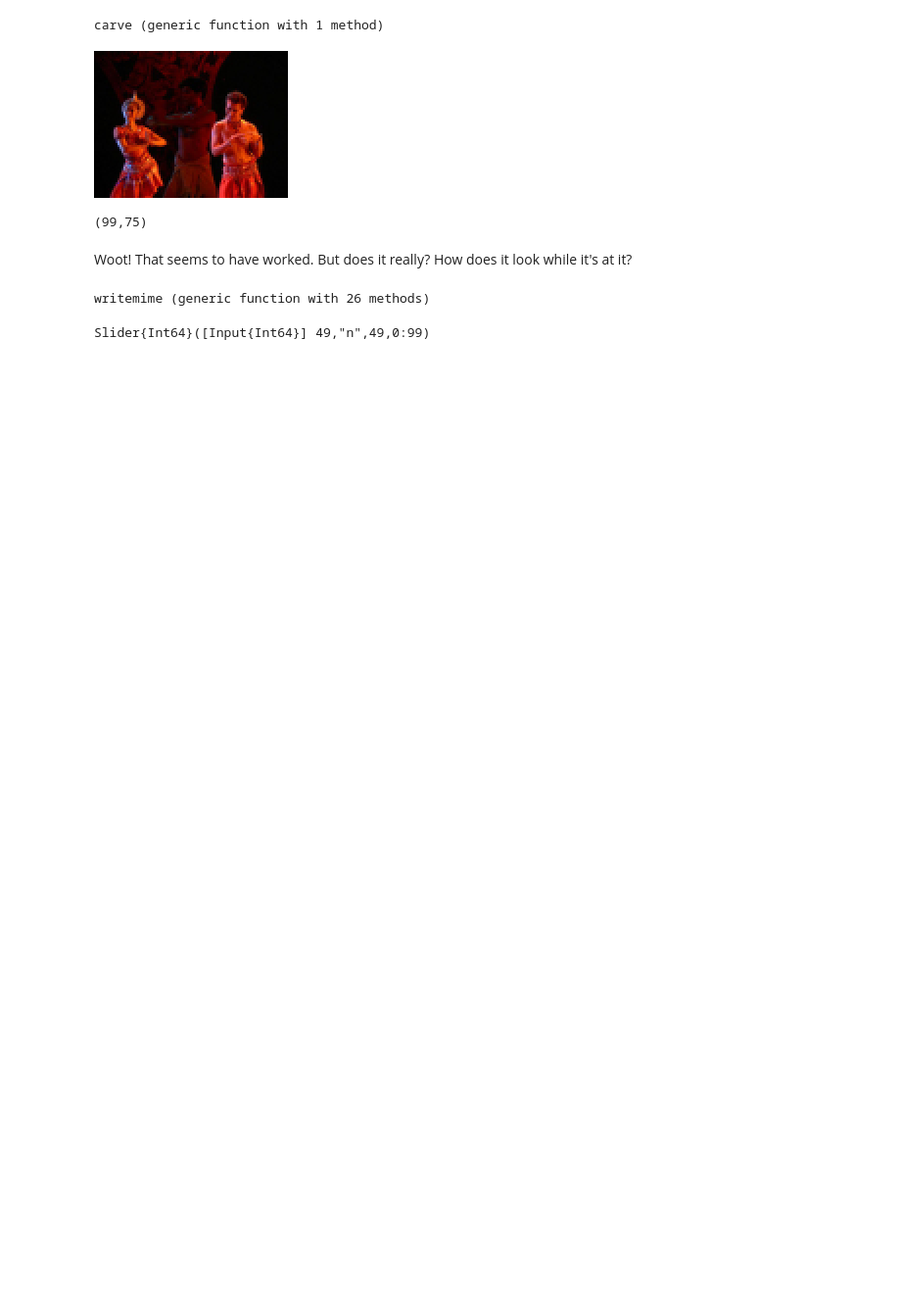
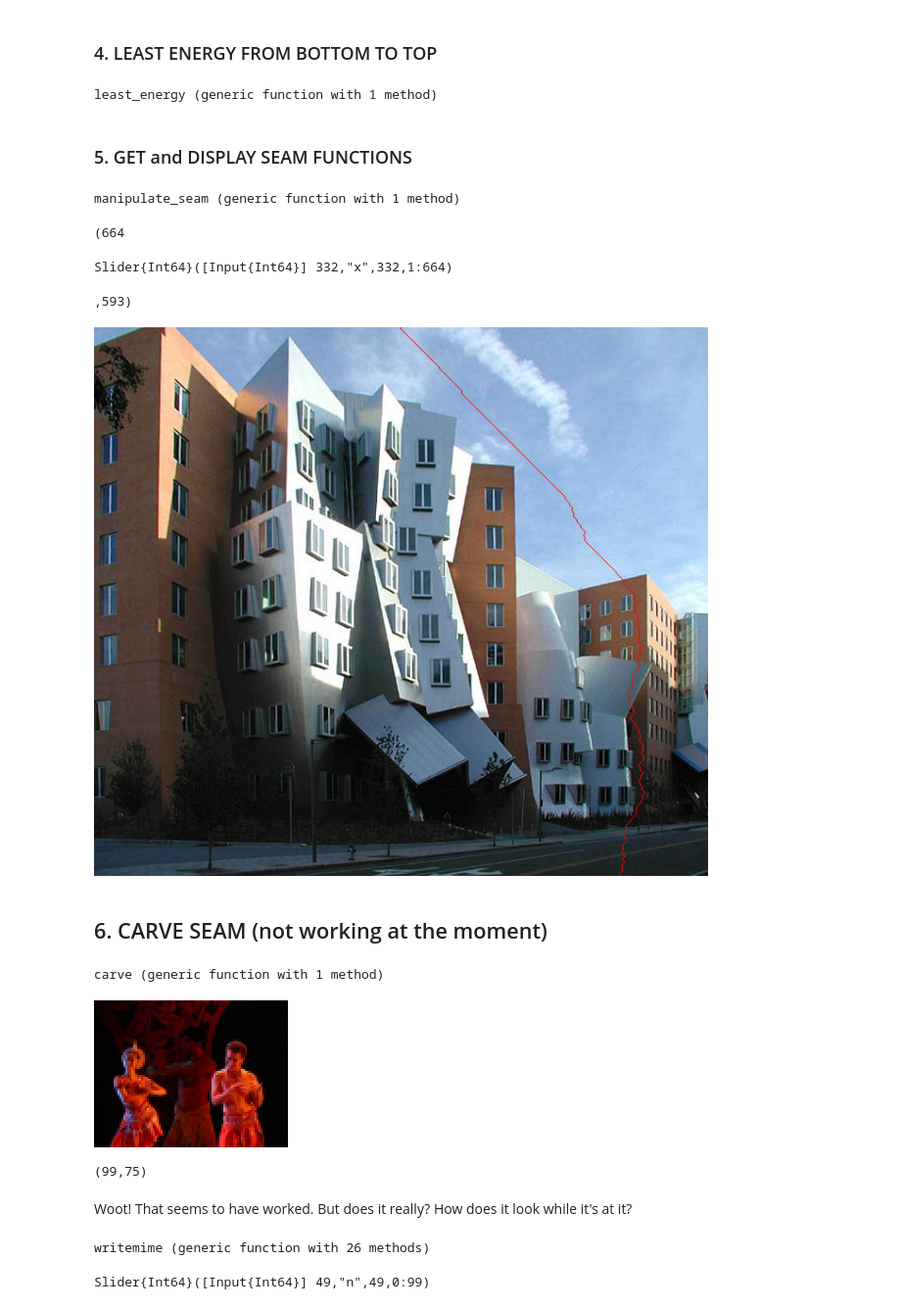
Before and after one commit to alanedelman/ExploringIntroCS, a Jupyter notebook: Image Seam.ipynb, the cells around one changed output. Shown at 98% size. Cells and saved outputs as stored; diff of their text form; code cells hidden in the pictures; blank space fills up the shorter version.

Commit message:
alan refactored

```diff
--- a/Image Seam.ipynb
+++ b/Image Seam.ipynb
@@ -139,3 +0,0 @@ img2
-# %%
-(edown,dirs) = least_energy(energy(brightness(img)))
-@show alan_getseam(dirs,1)
@@ -340,0 +38,4 @@ minseam (generic function with 1 method)
+# %%
+# let's see the size of the image
+img = imread("bangalore-dancers-s2.jpg")
+size(img)
@@ -341,3 +93,74 @@ minseam (generic function with 1 method)
+# %% [markdown]
+### 4. LEAST ENERGY FROM BOTTOM TO TOP
+# %%
+#  e (row                  e[x,y]
+#  dirs:                ↙   ↓   ↘       <--directions naturally live between the rows
+#  e (row y+1): e[x-1,y+1] e[x,y+1]  e[x+1,y+1]
+# Basic Comp:   e[x,y] += min( e[x-1,y+1],e[x,y],e[x+1,y])
+#               dirs records which one from (1==SW,2==S,3==SE)
+
+
+# Take an array of energies and work up from bottom to top accumulating least energy to bottom
+function least_energy(e)
+   # initialize dirs
+   w, h = size(e)
+   dirs = fill(0, w-2, h-1) # w-2 because we don't need the infs, h-1 because arrows between rows
+   # compute
+   for y=h-1:-1:1, x=2:w-1
+        s, dirs[x-1,y] = findmin(e[x+[-1, 0, 1], y+1]) # findmin gets the min and the index
+        e[x,y] += s   #  add in current energy +  smallest from below
+   end
+   e[2:w-1,1], dirs  # return top row without infinities and dirs
+end
+# %% [output]
+least_energy (generic function with 1 method)
+# %% [markdown]
+### 5. GET and DISPLAY  SEAM FUNCTIONS
+# %%
+function get_seam(dirs,j)
+  seam = fill(0,1+size(dirs,2))
+  seam[1]=j
+  for i=1:size(dirs,2)
+    seam[i+1] = seam[i] + dirs[seam[i],i] - 2
+  end
+  seam
+end
+
+using Color
+#Mark a seam
+function mark_seam(img, seam, color=RGB(1,0,0))
+    img2 = copy(img)
+    for i=1:length(seam)
+        img2[seam[i], i]=color
+    end
+    img2
+end
+
+# Everyone just loves this !!!
+function manipulate_seam(url::String)
+  fn = split(url,"\/")[end]
+  if ~isfile(fn)
+   run(`wget $url`)
+  end
+  img = imread(fn)
+  print(size(img))
+  _,dirs  = least_energy(energy(brightness(img)))
+  @manipulate for x=1:size(img,1)
+    mark_seam(img, get_seam(dirs,x))
+  end
+end
+# %% [output]
+manipulate_seam (generic function with 1 method)
+# %%
+# put your favorite image url here
+manipulate_seam("http://upload.wikimedia.org/wikipedia/commons/2/25/Wfm_stata_center.jpg")
+# %% [output]
+(664
+Slider{Int64}([Input{Int64}] 332,"x",332,1:664)
+,593)
+[figure, added]
+# %% [markdown]
+## 6. CARVE SEAM (not working at the moment)
 # %%
 function carve(img, seam) # Carve out a seam
     w, h = size(img)
```
Also changed, not shown: parts of 46 cells of this notebook.
